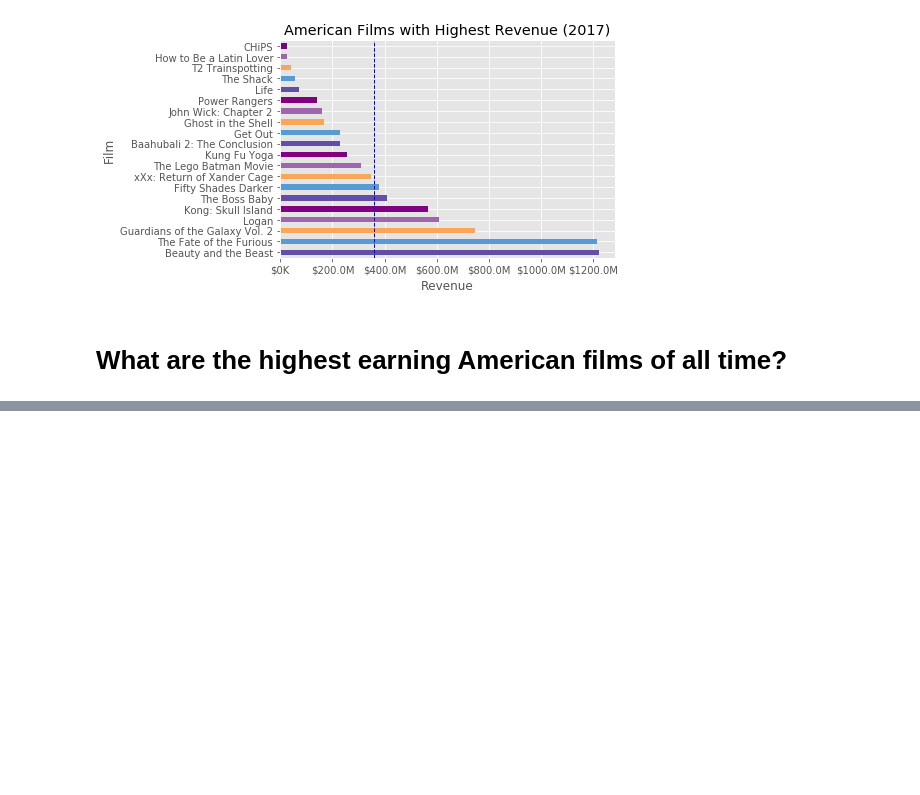
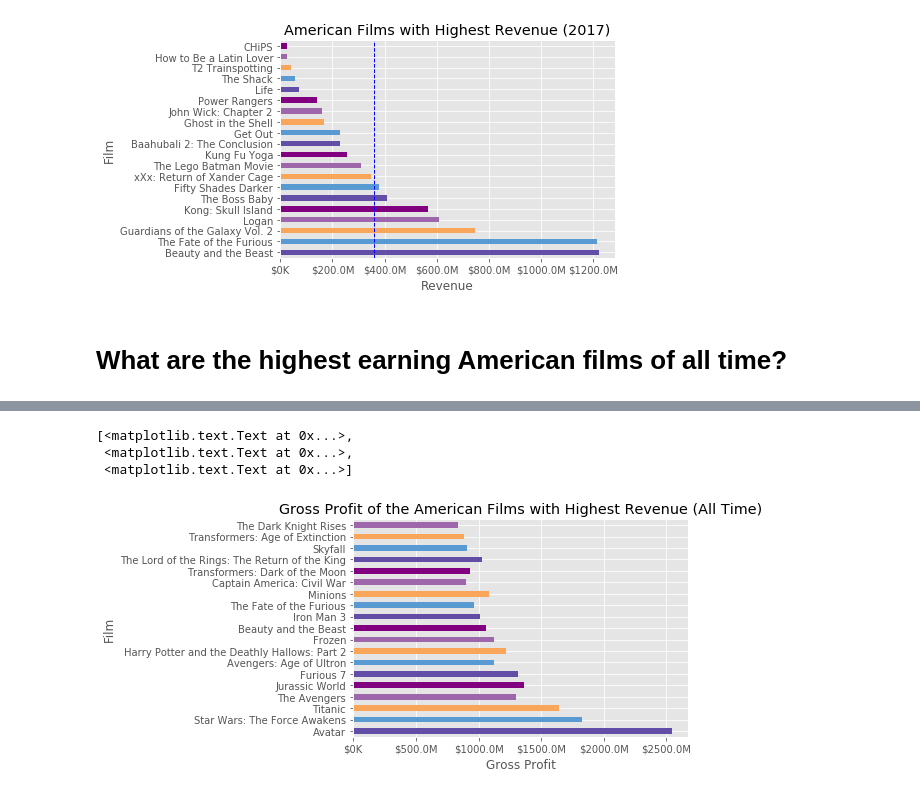
Before and after one commit to M0nica/datalogues-outdated, a Jupyter notebook: content/posts/tmdb-api.ipynb, the cells around one changed output, grey strips where cells are left out. Cells and saved outputs as stored; diff of their text form; code cells hidden in the pictures; blank space fills up the shorter version.

```diff
--- a/content/posts/tmdb-api.ipynb
+++ b/content/posts/tmdb-api.ipynb
@@ -137,2 +153,14 @@ ax.set(title='American Films with Highest Revenue (All Time)', xlabel='Revenue',
+# %%
+fig, ax = plt.subplots()
+highest_revenue_ever_df.plot(kind="barh", y='gross', color = ['#624ea7', '#599ad3', '#f9a65a', '#9e66ab', 'purple'], x=highest_revenue_ever_df['film'], ax=ax)
+formatter = FuncFormatter(currency)
+ax.xaxis.set_major_formatter(formatter)
+ax.legend().set_visible(False)
+ax.set(title='Gross Profit of the American Films with Highest Revenue (All Time)', xlabel='Gross Profit', ylabel='Film')
+# %% [output]
+[<matplotlib.text.Text at 0x...>,
+ <matplotlib.text.Text at 0x...>,
+ <matplotlib.text.Text at 0x...>]
+[figure, added]
 # %%
 fig, ax = plt.subplots()
```
Also changed, not shown: parts of 28 cells of this notebook, 13 other files.
